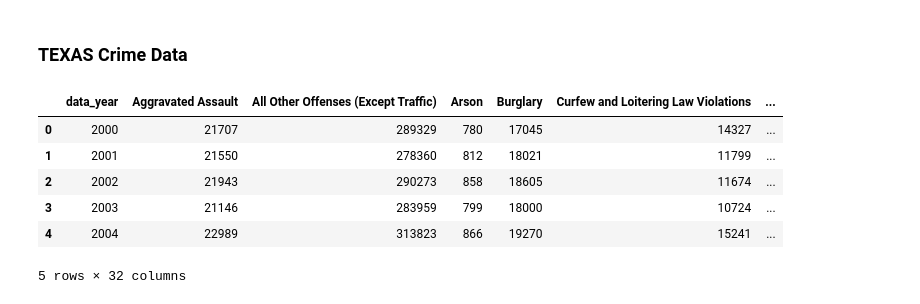
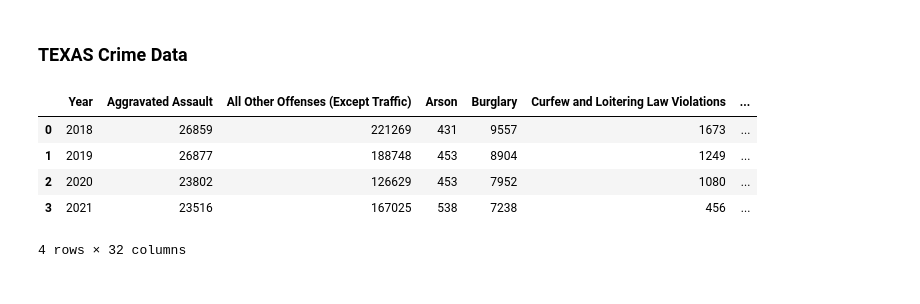
Before and after one commit to drainlm/Personalized-Relocation-Helper-, a Jupyter notebook: code.ipynb, the cells around one changed output. Saved outputs shown, nothing was run; the diff lists cells and outputs as text; code cells hidden in the pictures.

```diff
--- a/code.ipynb
+++ b/code.ipynb
@@ -18,10 +15,0 @@ key = api_key
-# %%
-# Make the API request and load the response as JSON
-response = requests.get(base + query + key)
-data = json.loads(response.content)
-
-# Convert the response to a DataFrame
-national_crime_df = pd.DataFrame(data['data'])
-
-# Display National Crime DataFrame
-national_crime_df.head()
@@ -78,27 +37,28 @@ plt.show()
 ### TEXAS Crime Data
 # %%
 # API endpoint and API key for Texas crime data
-base_tx = 'https://api.usa.gov/crime/fbi/cde/'
-query_tx = 'arrest/state/TX/all?from=2000&to=2020&API_KEY='
+base_data = 'https://api.usa.gov/crime/fbi/cde/'
+query_tx = 'arrest/state/TX/all?from=2018&to=2021&API_KEY='
 key_tx = api_key
 
 # Make the API request for Texas crime data and load the response as JSON
-response_tx = requests.get(base_tx + query_tx + key_tx)
+response_tx = requests.get(base_data + query_tx + key_tx)
 
 # Check if the API request was successful
 if response_tx.status_code == 200:
-    data_tx = json.loads(response_tx.content)
+    data_data = json.loads(response_tx.content)
 else:
     print("Error: API request failed with status code {}".format(response_tx.status_code))
 # %%
 # Convert the response to a DataFrame for Texas crime data
-tx_crime_df = pd.DataFrame(data_tx['data'])
-tx_crime_df.head()
+tx_crime_df = pd.DataFrame(data_data['data'])
+# Rename year column
+tx_crime_df = tx_crime_df.rename(columns={'data_year': 'Year'})
+tx_crime_df
 # %% [output]
-|  | data_year | Aggravated Assault | All Other Offenses (Except Traffic) | Arson | Burglary | Curfew and Loitering Law Violations | ... |
-| 0 | 2000 | 21707 | 289329 | 780 | 17045 | 14327 | ... |
-| 1 | 2001 | 21550 | 278360 | 812 | 18021 | 11799 | ... |
-| 2 | 2002 | 21943 | 290273 | 858 | 18605 | 11674 | ... |
-| 3 | 2003 | 21146 | 283959 | 799 | 18000 | 10724 | ... |
-| 4 | 2004 | 22989 | 313823 | 866 | 19270 | 15241 | ... |
+|  | Year | Aggravated Assault | All Other Offenses (Except Traffic) | Arson | Burglary | Curfew and Loitering Law Violations | ... |
+| 0 | 2018 | 26859 | 221269 | 431 | 9557 | 1673 | ... |
+| 1 | 2019 | 26877 | 188748 | 453 | 8904 | 1249 | ... |
+| 2 | 2020 | 23802 | 126629 | 453 | 7952 | 1080 | ... |
+| 3 | 2021 | 23516 | 167025 | 538 | 7238 | 456 | ... |
-5 rows × 32 columns
+4 rows × 32 columns
```
Also changed, not shown: parts of 26 cells of this notebook, 1 other file.
